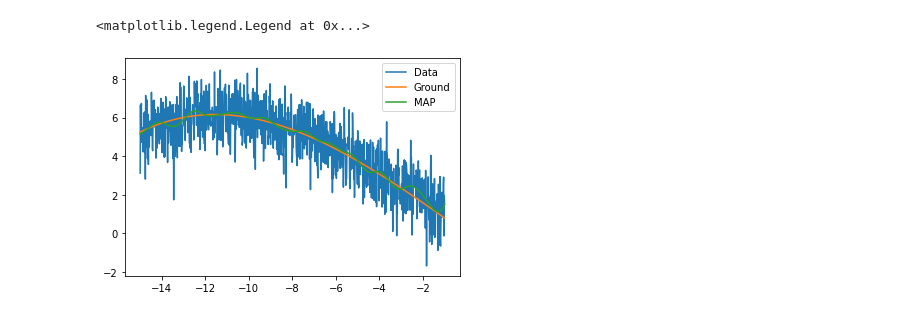
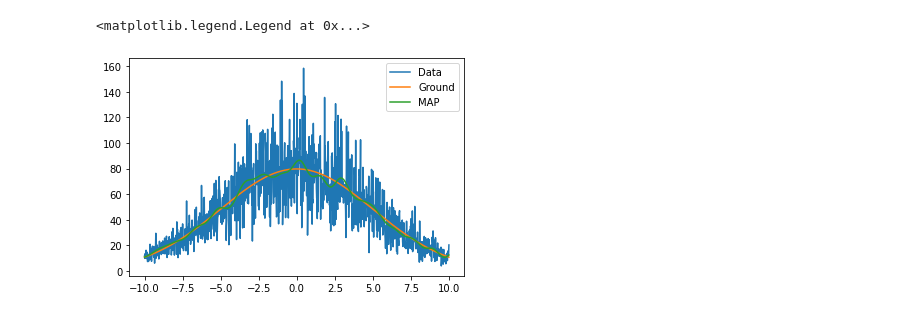
Before and after one commit to vkumar61/GPcurve, a Jupyter notebook: CurveFinder.ipynb, the cells around one changed output. Saved outputs shown, nothing was run; the diff lists cells and outputs as text; code cells hidden in the pictures.

Commit message:
1D Gaussian with Gamma noise

```diff
--- a/CurveFinder.ipynb
+++ b/CurveFinder.ipynb
@@ -9,18 +9,18 @@ class curveFinder:
 
     '''This method creates synthetic data assuming Gaussian noise on a function with form of ...'''
     @staticmethod
-    def dataGenerator(length, var):
+    def dataGenerator(length, var, mean, sigma):
 
-        def function(x):
+        def function(x, mean, sigma):
 
-            y = (1/500)*(x+20)*x*(x-20)
+            y = 1000*(math.e**((-1*(x - mean)**2)/(2*sigma**2)))/(math.sqrt(2*math.pi)*sigma)
             return y
 
-        xground = np.linspace(-15, -1, length)
-        yground = function(xground)
+        xground = np.linspace(-10, 10, length)
+        yground = function(xground, mean, sigma)
 
         vmatrix = np.diag(np.full(len(yground), var))
-        data = np.random.multivariate_normal(mean = yground, cov = vmatrix)
+        data = np.random.gamma(10, yground/10, len(yground))
         return xground, yground, data
 
     @staticmethod
@@ -44,8 +44,8 @@ class curveFinder:
             #Return Covariance Matrix
             return C
 
-        xindPts = np.linspace(-15, -1, nIndPts)
-        xfine = np.linspace(-15, -1, nfine)
+        xindPts = np.linspace(-10, 10, nIndPts)
+        xfine = np.linspace(-10, 10, nfine)
         C1 = kernal(xindPts, xvect)
         C2 = kernal(xvect, xindPts)
         C3 = kernal(xindPts, xindPts)
@@ -81,35 +81,36 @@ class curveFinder:
     def fineGrid(map, Cind, Cfine):
 
         fineMAP = np.dot(Cfine, np.dot(np.linalg.inv(Cind), map))
 
         return fineMAP
 
 
 
 
-
-var = 1
+mean = 0
+sigma = 5
+var = 10
 nData = 1000
 nInd = 50
 nsamples = 100
 nfine = 500
-x, yground, data = curveFinder.dataGenerator(nData, var)
+x, yground, data = curveFinder.dataGenerator(nData, var, mean, sigma)
 
 
 
 C1, C2, C3, C4, C5 = curveFinder.matGenerator(nInd, x, nfine)
 
 mutilda, ctilda = curveFinder.mvMeanCov(C1, C2, C3, C4, data, var)
 
 samples = curveFinder.sampler(mutilda, ctilda, nsamples)
 map = curveFinder.MAP(samples)
 fineMAP = curveFinder.fineGrid(map, C3, C5)
 
 plt.plot(x, data, label = "Data")
 plt.plot(x, yground, label = "Ground")
 #plt.plot(np.linspace(-15, -1, nInd), map)
-plt.plot(np.linspace(-15, -1, nfine), fineMAP, label = "MAP")
+plt.plot(np.linspace(-10, 10, nfine), fineMAP, label = "MAP")
 plt.legend()
 # %% [output]
 <matplotlib.legend.Legend at 0x...>
-[figure, old version]
+[figure, new version]
```
Also changed, not shown: parts of 2 cells of this notebook.
